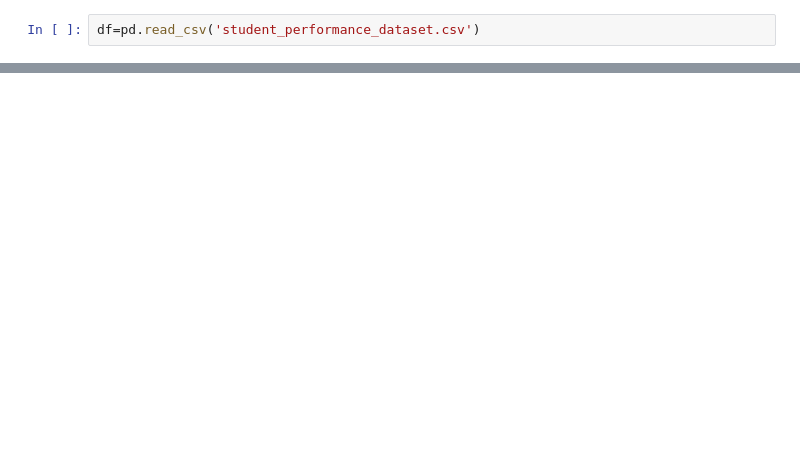
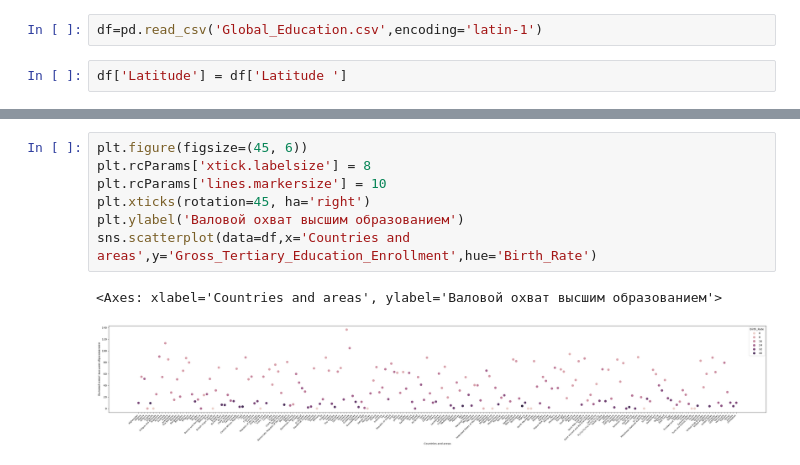
Before and after one commit to Maximovex/HSE_AI, a Jupyter notebook: EDA.ipynb, the cells around one changed output, grey strips where cells are left out. Saved outputs shown, nothing was run; the diff lists cells and outputs as text; blank space fills up the shorter version.

Commit message:
Changed dataset to more sophisitcated one, added first plots

```diff
--- a/EDA.ipynb
+++ b/EDA.ipynb
@@ -6,2 +37,4 @@ import seaborn as sns
 # %%
-df=pd.read_csv('student_performance_dataset.csv')
+df=pd.read_csv('Global_Education.csv',encoding='latin-1')
+# %%
+df['Latitude'] = df['Latitude ']
@@ -29,0 +82,10 @@ memory usage: 93.9 KB
+# %%
+plt.figure(figsize=(45, 6))
+plt.rcParams['xtick.labelsize'] = 8
+plt.rcParams['lines.markersize'] = 10
+plt.xticks(rotation=45, ha='right')
+plt.ylabel('Валовой охват высшим образованием')
+sns.scatterplot(data=df,x='Countries and areas',y='Gross_Tertiary_Education_Enrollment',hue='Birth_Rate')
+# %% [output]
+<Axes: xlabel='Countries and areas', ylabel='Валовой охват высшим образованием'>
+[figure, added]
```
Also changed, not shown: parts of 6 cells of this notebook, 3 other files.
